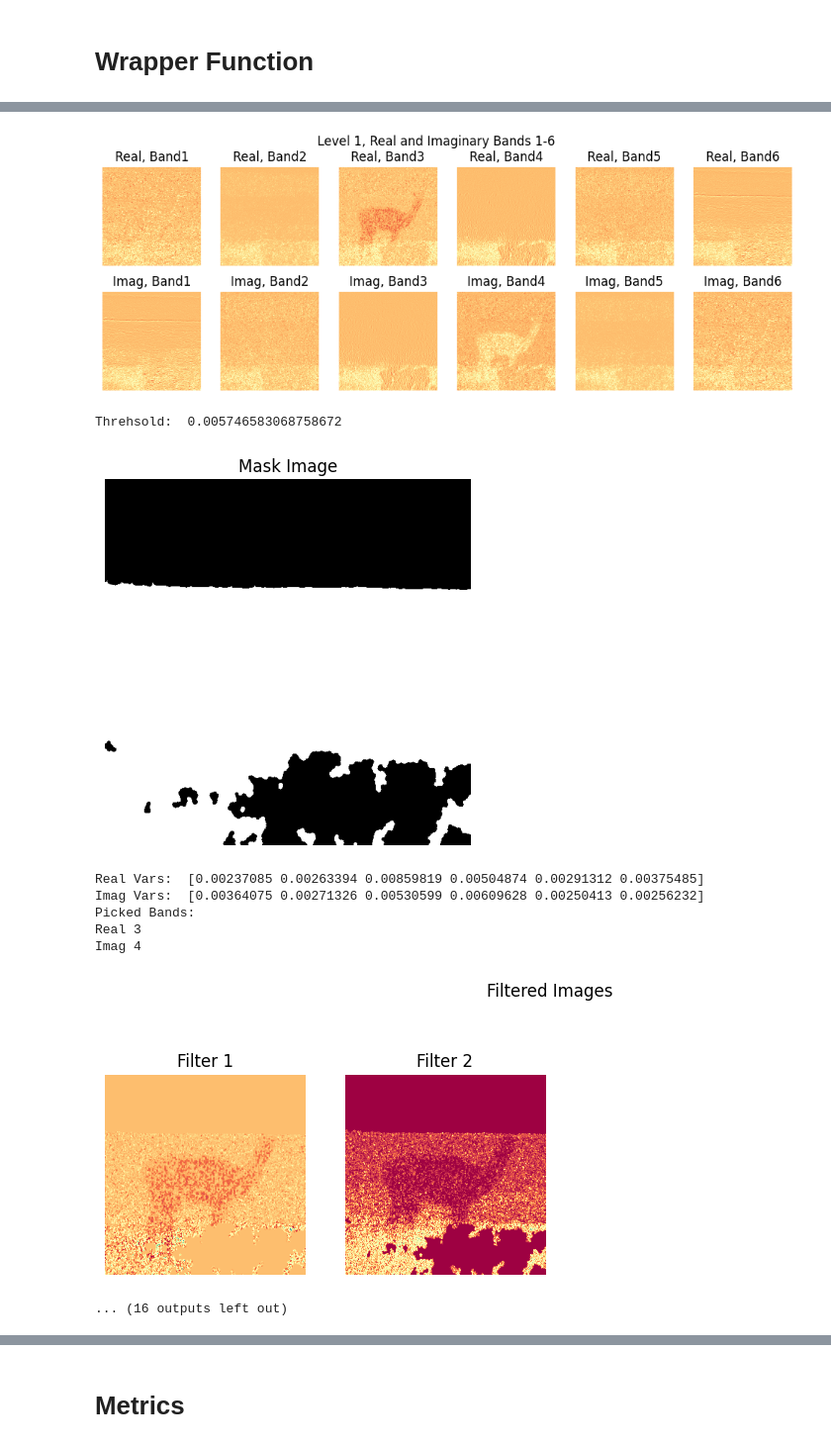
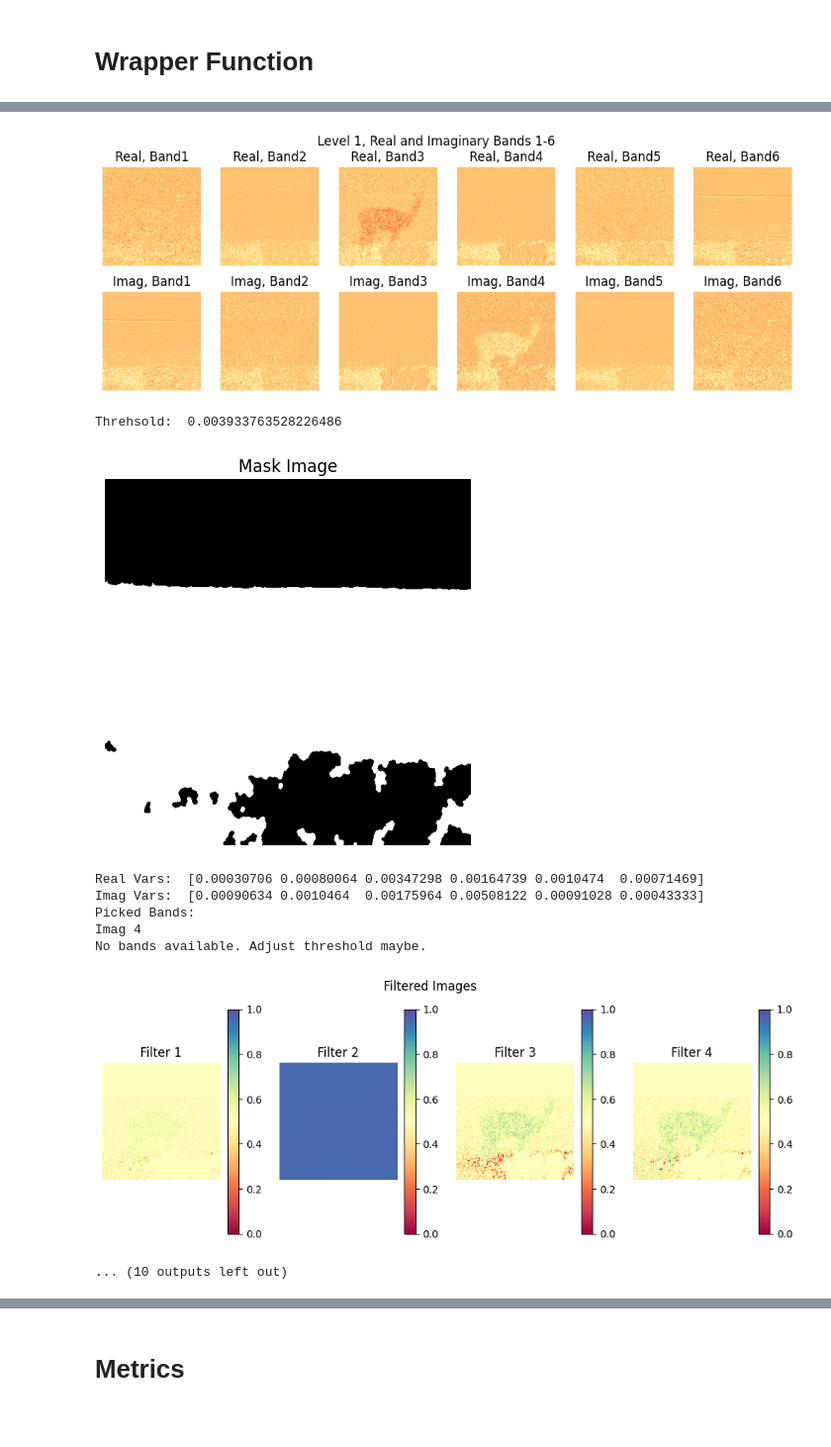
Before and after one commit to GSNikhil/inpainting-detection, a Jupyter notebook: code.ipynb, the cells around one changed output, grey strips where cells are left out. Shown at 99% size. Drawn from its saved outputs; the diff is of its cells as text; code cells hidden in the pictures; blank space fills up the shorter version.

Commit message:
updated filtering

```diff
--- a/code.ipynb
+++ b/code.ipynb
@@ -224,6 +221,9 @@ def normalize_coeffs(bands):
     return np.asarray(reals), np.asarray(imags)
 # %%
 def display_wavelet_coeffs(reals, imags, display=False):
+    # Clip the data to [-1, 2] range
+    reals = np.clip(reals, -1, 2)
+    imags = np.clip(imags, -1, 2)
     if display:
         plt.figure(figsize=(12, 4))
         for i, data in enumerate(zip(reals, imags)):
@@ -383,23 +383,42 @@ def noise_estimate(im, pch_size=8):
 # %% [markdown]
 # Filtering
 # %%
+# normalise the output between [0,1]
 def small_median_filter_residue(band, kernel_size):
     median_blur = cv2.medianBlur(band, ksize=kernel_size)
     first_diff = band - median_blur
-    second_diff = cv2.medianBlur(band, ksize=kernel_size)
-    return first_diff - second_diff
+    second_diff = cv2.medianBlur(first_diff, ksize=kernel_size)
+    band = band - second_diff
+    band = (band - band.min()) / (band.max() - band.min())
+    return band
 # %%
 def wiener_filter(band, kernel_size=3, noise_variance=0.1):
     local_mean = cv2.blur(band, (kernel_size, kernel_size))
     local_variance = cv2.blur((band - local_mean) ** 2, (kernel_size, kernel_size))
     wiener_filtered = local_mean + (local_variance - noise_variance) / (local_variance + 1e-8) * (band - local_mean)
     return np.clip(wiener_filtered, 0, 1)  # Clipping to avoid overflow
+# %%
+from skimage import restoration
+from scipy.signal import convolve2d
+
+# normalise the output between [0,1]
+def wiener_filter_updated(img):
+    psf = np.ones((5, 5)) / 25
+    img = convolve2d(img, psf, 'same')
+    rng = np.random.default_rng()
+    img += 0.1 * img.std() * rng.standard_normal(img.shape)
+    deconvolved_img = restoration.wiener(img, psf, 0.1)
+    deconvolved_img = (deconvolved_img - deconvolved_img.min()) / (deconvolved_img.max() - deconvolved_img.min())
+    return deconvolved_img
 # %%
+# normalise the output between [0,1]
 def median_modified_wiener_filter(band, kernel_size=3, noise_variance=0.1):
     # Step 1: Apply median filter
     median_filtered = cv2.medianBlur(band, kernel_size)
     # Step 2: Apply Wiener filter to median-filtered band
-    wiener_filtered = wiener_filter(median_filtered, kernel_size, noise_variance)
+    # wiener_filtered = wiener_filter(median_filtered, kernel_size, noise_variance)
+    wiener_filtered = wiener_filter_updated(median_filtered)
+    wiener_filtered = (wiener_filtered - wiener_filtered.min()) / (wiener_filtered.max() - wiener_filtered.min())
     return wiener_filtered
 # %%
 def get_mask_from_releavant_bands(bands, kernel_size, display=False):
@@ -566,26 +598,26 @@ def detect_inpainting(file_path, wavelet_type, noise_func, patch_size=16, var_th
 
     return final_mask
 # %%
-final_mask = detect_inpainting(file_path="../project/data/md_0_paper_lama.bmp", wavelet_type='dtcwt', noise_func=noise_zero, kernel_size=3, patch_size=32, var_threshold='dynamic', display=True)
+final_mask = detect_inpainting(file_path="../project/data/lama.bmp", wavelet_type='dtcwt', noise_func=noise_zero, kernel_size=5, patch_size=64, var_threshold='dynamic', display=True)
 # %% [output]
 [figure]
 Image Shape  (1023, 1024, 3)
 [figure]
 Performing K-means clustering...
 [figure]
 WARNING:root:The image entered is now a 1024x1024 NOT a 1023x1024.
 WARNING:root:The bottom row has been duplicated, prior to decomposition.
 Wavelet Coeffs Shape:  (512, 512, 6)
 [figure]
-Threhsold:  0.005746583068758672
+Threhsold:  0.003933763528226486
 [figure]
-Real Vars:  [0.00237085 0.00263394 0.00859819 0.00504874 0.00291312 0.00375485]
-Imag Vars:  [0.00364075 0.00271326 0.00530599 0.00609628 0.00250413 0.00256232]
+Real Vars:  [0.00030706 0.00080064 0.00347298 0.00164739 0.0010474  0.00071469]
+Imag Vars:  [0.00090634 0.0010464  0.00175964 0.00508122 0.00091028 0.00043333]
 Picked Bands:
-Real 3
 Imag 4
+No bands available. Adjust threshold maybe.
-[figure, old version]
+[figure, new version]
-... (16 outputs left out)
+... (10 outputs left out)
 # %%
 print("Final Mask Shape: ", final_mask)
 # %% [output]
```
Also changed, not shown: parts of 9 cells of this notebook.
